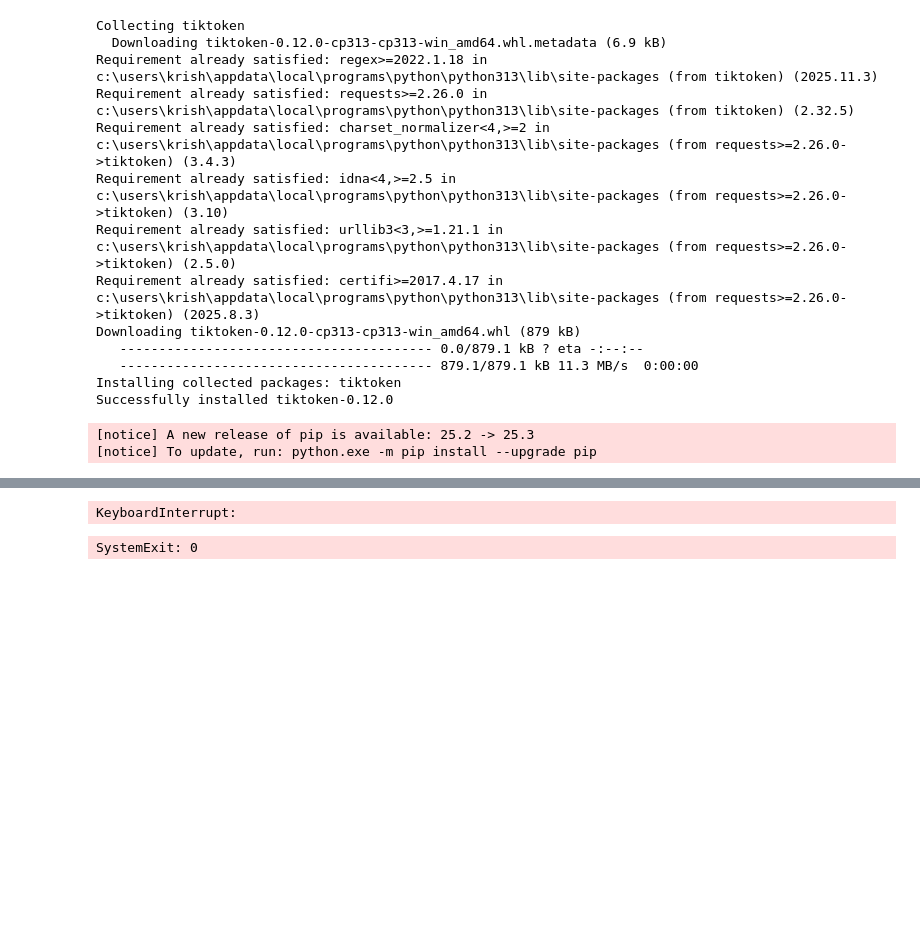
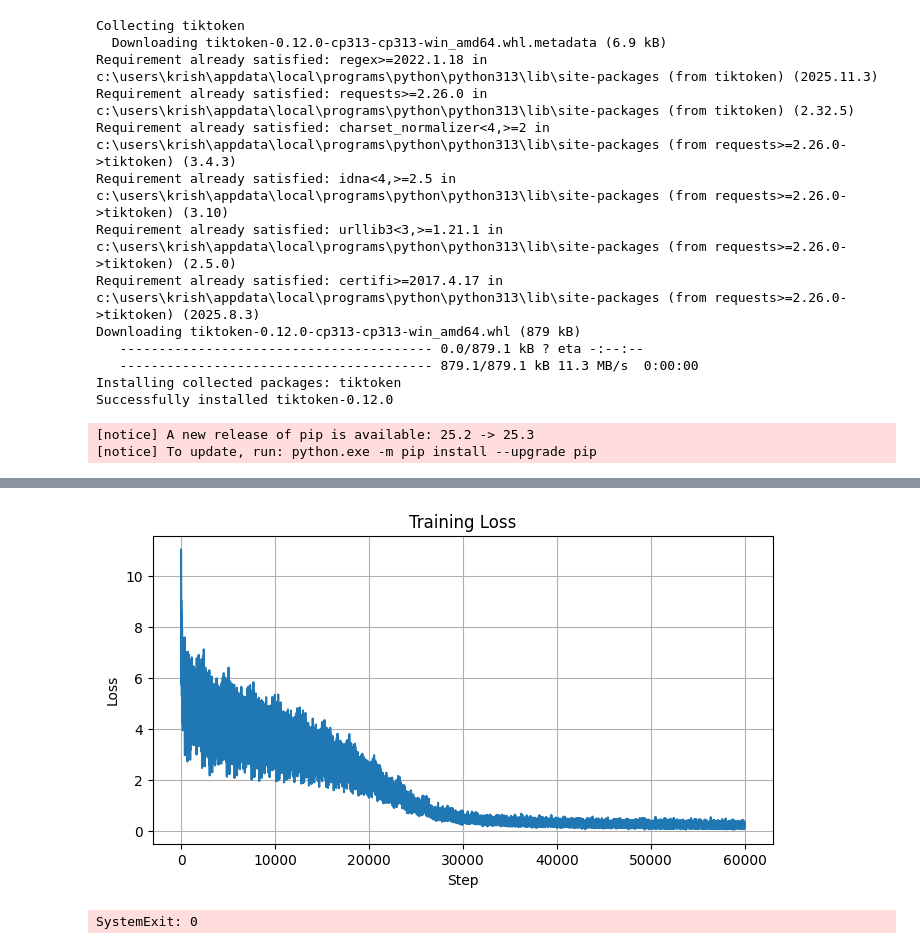
Before and after one commit to Krishnakanth1993/Learnings, a Jupyter notebook: MNIST_Model/Reference/ERAS12/llm_trainer.ipynb, the cells around one changed output, grey strips where cells are left out. Cells and saved outputs as stored; diff of their text form; code cells hidden in the pictures; blank space fills up the shorter version.

```diff
--- a/MNIST_Model/Reference/ERAS12/llm_trainer.ipynb
+++ b/MNIST_Model/Reference/ERAS12/llm_trainer.ipynb
@@ -280,7 +280,7 @@ model.to(device)
 train_loader = DataLoaderLite(B = 4, T = 32)
 
 # NEW CODE
-optimizer = torch.optim.AdamW(model.parameters(), lr = 3e-4)
+optimizer = torch.optim.AdamW(model.parameters(), lr = 1e-4)
 loss_history = []
 for i in range(60000):
     x, y = train_loader.next_batch()
@@ -351,4 +351,4 @@ step13, loss: 7.432129859924316
-KeyboardInterrupt:
+[figure, added]
 # %%
 %tb
 # %% [output]
```
Also changed, not shown: parts of 1 cell of this notebook.
